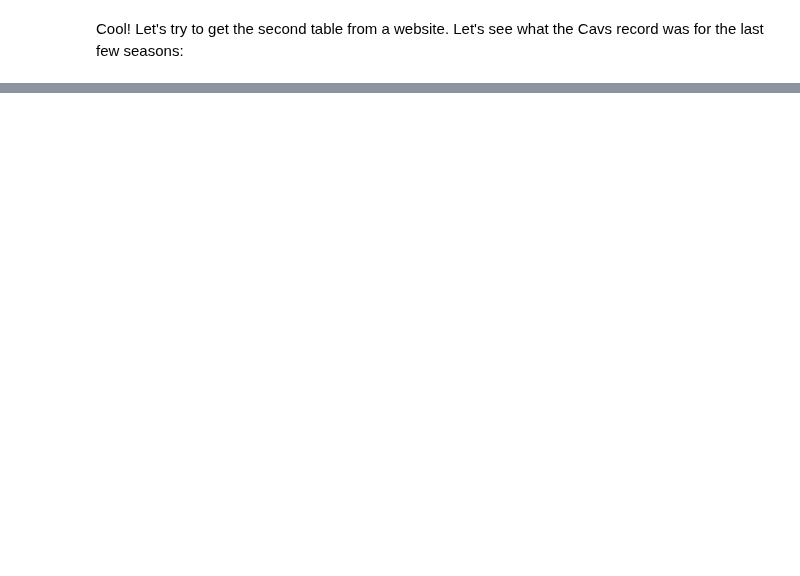
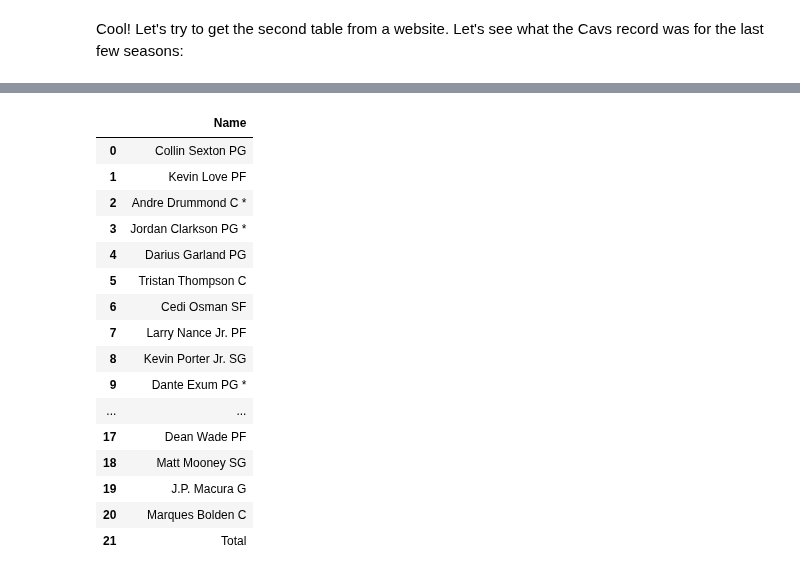
Before and after one commit to jpmorganchase/python-training, a Jupyter notebook: notebooks/5_website.ipynb, the cells around one changed output, grey strips where cells are left out. Cells and saved outputs as stored; diff of their text form; code cells hidden in the pictures; blank space fills up the shorter version.

```diff
--- a/notebooks/5_website.ipynb
+++ b/notebooks/5_website.ipynb
@@ -46,0 +118,21 @@ dfFromURL('http://www.espn.com/nba/team/_/name/cle/cleveland-cavaliers', 3)
+# %%
+df2 = dfFromURL('https://www.espn.com/nba/team/stats/_/name/cle', 1)
+df2
+# %% [output]
+|  | Name |
+| 0 | Collin Sexton PG |
+| 1 | Kevin Love PF |
+| 2 | Andre Drummond C * |
+| 3 | Jordan Clarkson PG * |
+| 4 | Darius Garland PG |
+| 5 | Tristan Thompson C |
+| 6 | Cedi Osman SF |
+| 7 | Larry Nance Jr. PF |
+| 8 | Kevin Porter Jr. SG |
+| 9 | Dante Exum PG * |
+| ... | ... |
+| 17 | Dean Wade PF |
+| 18 | Matt Mooney SG |
+| 19 | J.P. Macura G |
+| 20 | Marques Bolden C |
+| 21 | Total |
```
Also changed, not shown: parts of 7 cells of this notebook.
